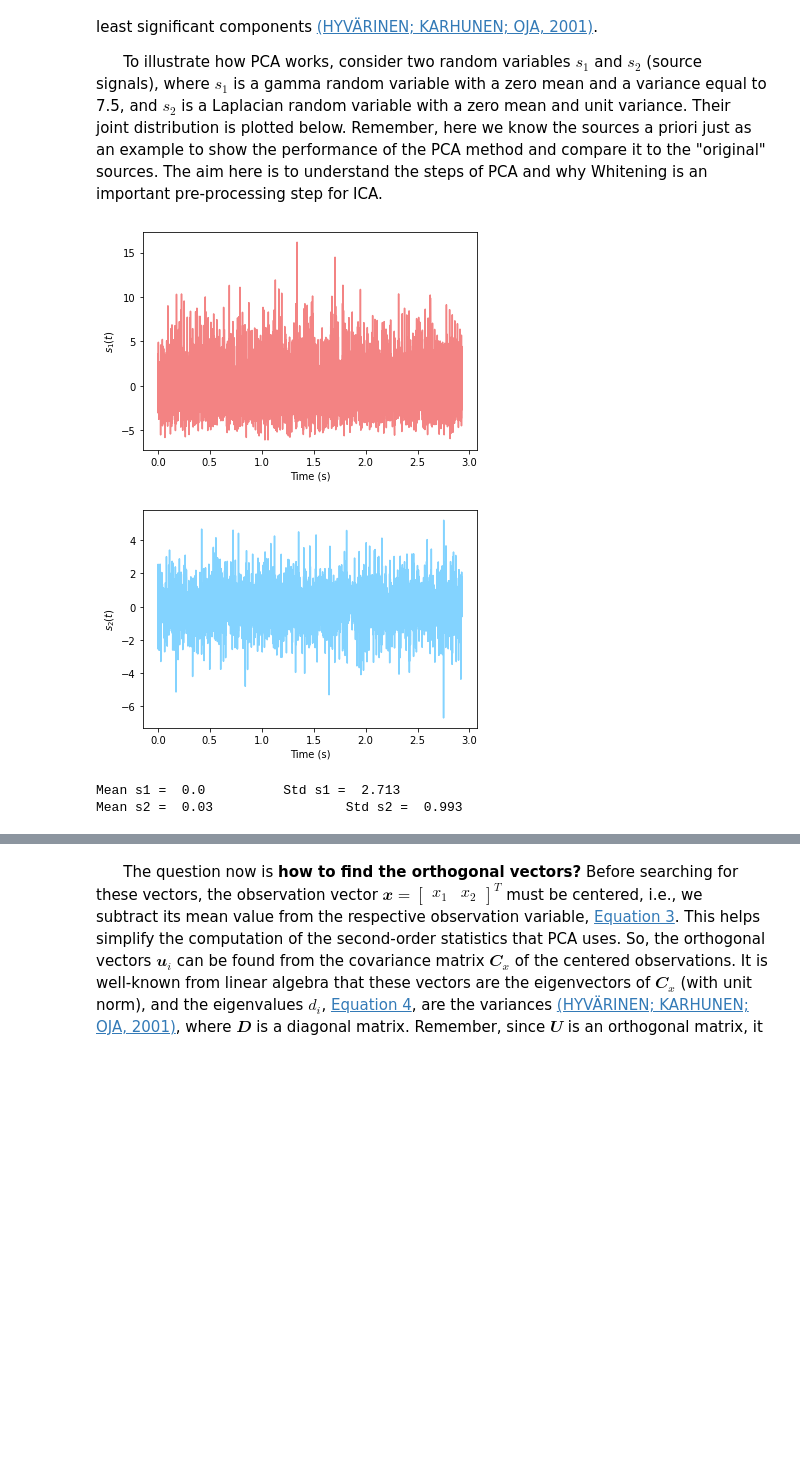
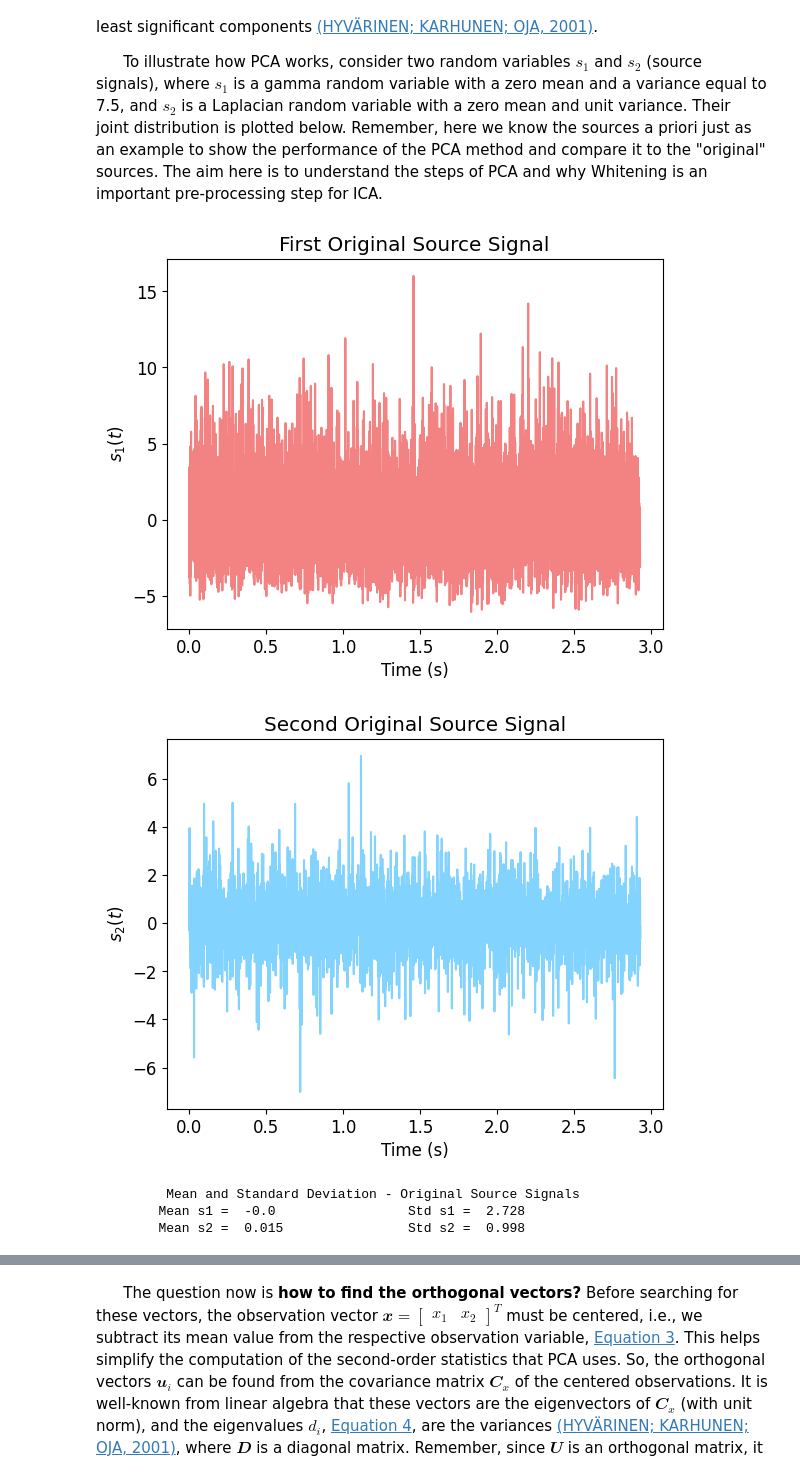
Before and after one commit to MateusASchneiderCastilhos/EMG_Crosstalk_Decomposition_Workshop, a Jupyter notebook: EMG_Crosstalk_Decomposition_Workshop.ipynb, the cells around one changed output, grey strips where cells are left out. Saved outputs shown, nothing was run; the diff lists cells and outputs as text; code cells hidden in the pictures; blank space fills up the shorter version.

```diff
--- a/EMG_Crosstalk_Decomposition_Workshop.ipynb
+++ b/EMG_Crosstalk_Decomposition_Workshop.ipynb
@@ -71,29 +60,29 @@ $$\begin{array}{ccc}𝒙(k)=𝑯𝒔(k), & 𝑯=\begin{bmatrix} h_{11} & h_{12}
 # %%
 # Getting the source signals
 # Uniform random source with null mean and unit variance
 # s1 = np.random.uniform(-np.sqrt(3), np.sqrt(3), size=6000)
 
 # Gamma random source with null mean and variance equals 7.5
 s1 = np.random.gamma(7.5, size=6000)
 s1 -= s1.mean()
 
 # Normal random source with null mean and variance equals 0.25
 # s1 = np.random.normal(scale=0.5, size=6000)
 
 # Laplacian random source with null mean and unit variance
 s2 = np.random.laplace(scale=0.5 ** (0.5), size=6000)
 
 # Normal random source with null mean and unit variance
 # s2 = np.random.normal(size=6000)
 
 # Plotting the time series
-content.plot_sources_time_domain(s1, s2, sampling_frequency = 2048)
+decW.plot_sources_time_domain(s1, s2, "First Original Source Signal", "Second Original Source Signal",  sampling_frequency = 2048)
 
 # Plotting their joint distribution
-content.generate_sources(s1,s2)
-content.plot_sources_and_observations(s1, s2, "sources")
+decW.plot_sources_and_observations(s1, s2, "Joint Distribution - Original Source Signals", "sources")
 # %% [output]
-[figure, old version]
+[figure, new version]
-[figure, old version]
+[figure, new version]
-Mean s1 =  0.0          Std s1 =  2.713
-Mean s2 =  0.03                 Std s2 =  0.993
+         Mean and Standard Deviation - Original Source Signals
+        Mean s1 =  -0.0                 Std s1 =  2.728
+        Mean s2 =  0.015                Std s2 =  0.998
```
Also changed, not shown: parts of 13 cells of this notebook.
